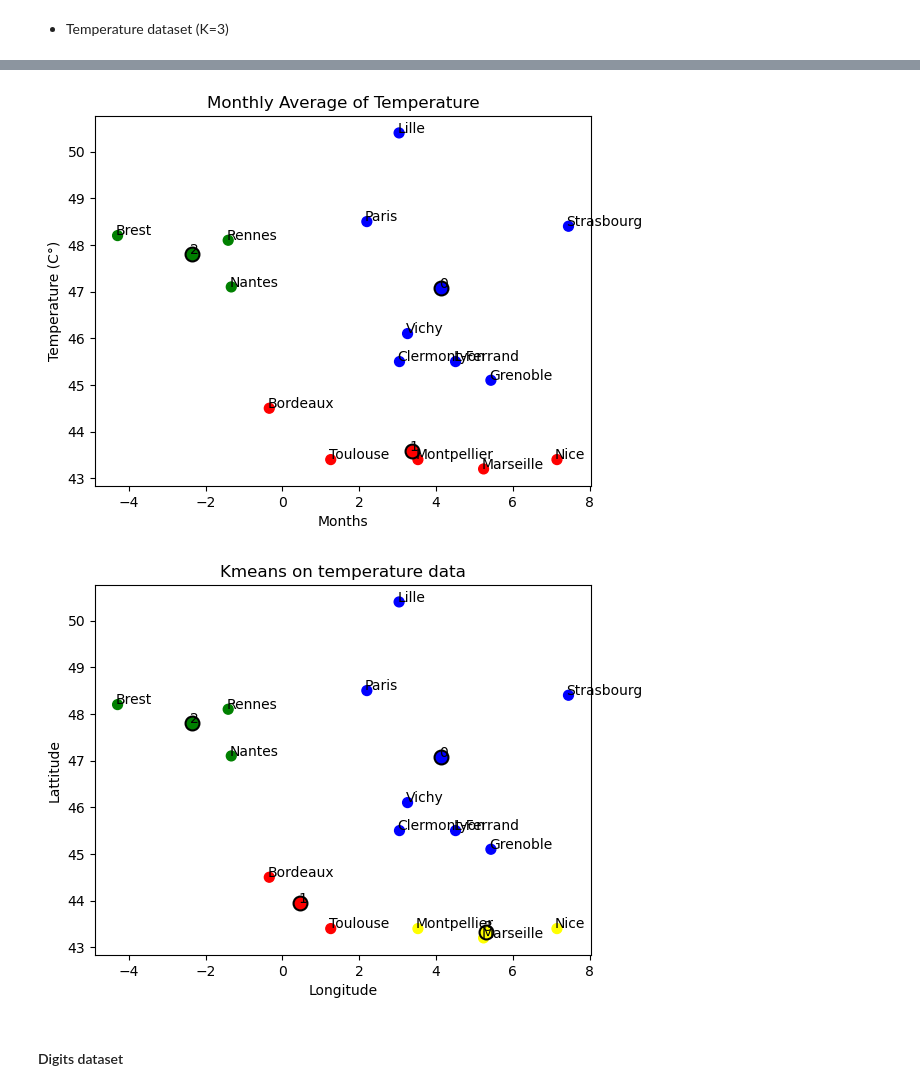
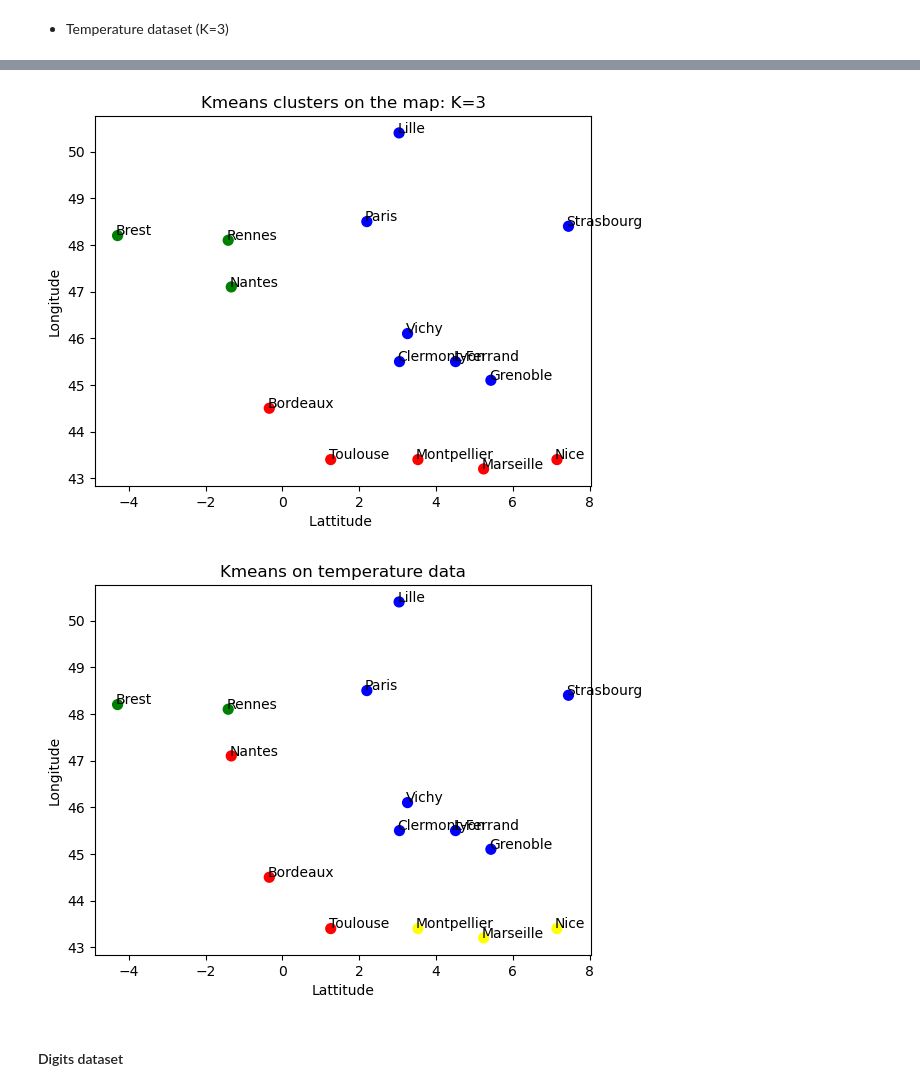
Before and after one commit to fasfous92/Practical_Introduction_ML, a Jupyter notebook: TP1.ipynb, the cells around one changed output, grey strips where cells are left out. Cells and saved outputs as stored; diff of their text form; code cells hidden in the pictures.

```diff
--- a/TP1.ipynb
+++ b/TP1.ipynb
@@ -209,7 +215,7 @@ centroids=kmeans.cluster_centers_
 labels=kmeans.labels_
 # %%
 x_months=np.arange(1,13)
-cleaned_centroids=centroids[:,:-2] #take out the longitude and lattitude
+cleaned_centroids=centroids #take out the longitude and lattitude
 
 # Create figure and axes
 fig, ax = plt.subplots()
@@ -242,7 +248,6 @@ plt.show()
 #fit the kmeans k=4
 from matplotlib.colors import ListedColormap
 
-x1=np.array(data)
 kmeans=KMeans(n_clusters=4,random_state=42,n_init="auto")
 kmeans.fit(x1)
 centroids=kmeans.cluster_centers_
@@ -250,7 +255,7 @@ labels=kmeans.labels_
 # %%
 x_months=np.arange(1,13)
 
-cleaned_centroids=centroids[:,:-2] #take out the longitude and lattitude
+cleaned_centroids=centroids #take out the longitude and lattitude
 
 # Create figure and axes
 fig, ax = plt.subplots()
@@ -284,7 +289,6 @@ plt.show()
 #fit the kmeans k=3
 from matplotlib.colors import ListedColormap
 
-x1=np.array(data)
 kmeans=KMeans(n_clusters=3,random_state=42,n_init="auto")
 kmeans.fit(x1)
 centroids=kmeans.cluster_centers_
@@ -310,60 +314,49 @@ array([['Bordeaux', '1'],
        ['Toulouse', '1'],
        ['Vichy', '0']], dtype='<U16')
 # %%
-
 #fit the kmeans k=3
 from matplotlib.colors import ListedColormap
 
-x1=np.array(data)
 kmeans=KMeans(n_clusters=3,random_state=42,n_init="auto")
 kmeans.fit(x1)
 centroids=kmeans.cluster_centers_
 labels=kmeans.labels_
 
 x_months=np.arange(1,13)
 y=labels
 geo=data[:,-2:] #get the geo location
 colors=['blue','red','green']
 cmap=ListedColormap(colors)
 
-geo_centroids=centroids[:,-2:]
+geo_centroids=centroids
 
 # Create figure and axes
 fig, ax = plt.subplots()
 
 # Scatter plot with color
 scatter = ax.scatter(geo[:,1], geo[:,0], c=y,cmap=cmap, s=50)
 
-for i in range(0,len(centroids)):
-    ax.scatter(geo_centroids[i,1],geo_centroids[i,0],color=colors[i],edgecolors='black',linewidth=1.5,s=100)
-
-
 # Add point labels
 for i, label in enumerate(cities):
     ax.text(geo[i][1]-0.05, geo[i][0]+0.01, label, fontsize=10)
 
-
-for i in range(0,len(centroids)):
-    ax.text(geo_centroids[i,1]-0.05, geo_centroids[i,0]+0.01, i, fontsize=10)
-
-
 # Add labels and title
-ax.set_title('Monthly Average of Temperature')
-ax.set_xlabel('Months')
-ax.set_ylabel('Temperature (C°)')
+ax.set_title('Kmeans clusters on the map: K=3')
+ax.set_xlabel('Lattitude ')
+ax.set_ylabel('Longitude')
 
 plt.show()
 
 #clearly there's a clustering that's happening regarding geography buy also there's
 # temeperature is connexted to geography so even we don't include geographical data we would
 #more or less the same disposition
 # %% [output]
-[figure, old version]
+[figure, new version]
 # %%
 #fit the kmeans k=4
 from matplotlib.colors import ListedColormap
 
-x1=np.array(data)
+
 kmeans=KMeans(n_clusters=4,random_state=42,n_init="auto")
 kmeans.fit(x1)
 centroids=kmeans.cluster_centers_
@@ -383,8 +376,8 @@ fig, ax = plt.subplots()
 # Scatter plot with color
 scatter = ax.scatter(geo[:,1], geo[:,0], c=y,cmap=cmap, s=50)
 
-for i in range(0,len(centroids)):
-    ax.scatter(geo_centroids[i,1],geo_centroids[i,0],color=colors[i],edgecolors='black',linewidth=1.5,s=100)
+# for i in range(0,len(centroids)):
+#     ax.scatter(geo_centroids[i,1],geo_centroids[i,0],color=colors[i],edgecolors='black',linewidth=1.5,s=100)
 
 
 # Add point labels
@@ -392,14 +385,14 @@ for i, label in enumerate(cities):
     ax.text(geo[i][1]-0.05, geo[i][0]+0.01, label, fontsize=10)
 
 
-for i in range(0,len(centroids)):
-    ax.text(geo_centroids[i,1]-0.05, geo_centroids[i,0]+0.01, i, fontsize=10)
+# for i in range(0,len(centroids)):
+#     ax.text(geo_centroids[i,1]-0.05, geo_centroids[i,0]+0.01, i, fontsize=10)
 
 
 # Add labels and title
 ax.set_title('Kmeans on temperature data')
-ax.set_xlabel('Longitude')
-ax.set_ylabel('Lattitude')
+ax.set_xlabel('Lattitude')
+ax.set_ylabel('Longitude')
 
 plt.show()
 
@@ -409,7 +402,7 @@ plt.show()
 #cities that are hotter but a summer that is slightly fresh (the sea acess) hence Nice, Marseille get their clusters
 #Finaly hot cities in summers and the winter isn't very intense (Toulouse and Bordeaux)
 # %% [output]
-[figure, old version]
+[figure, new version]
 # %% [markdown]
 #### Digits dataset
 # %% [markdown]
```
Also changed, not shown: parts of 80 cells of this notebook.
